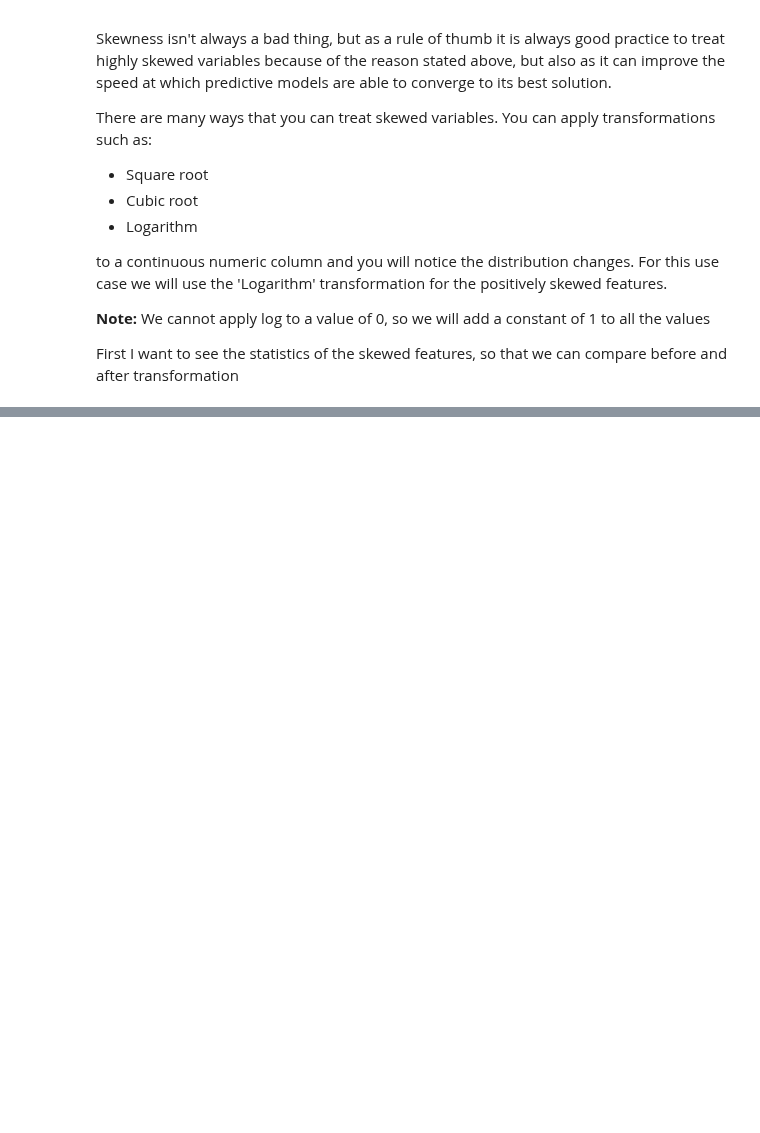
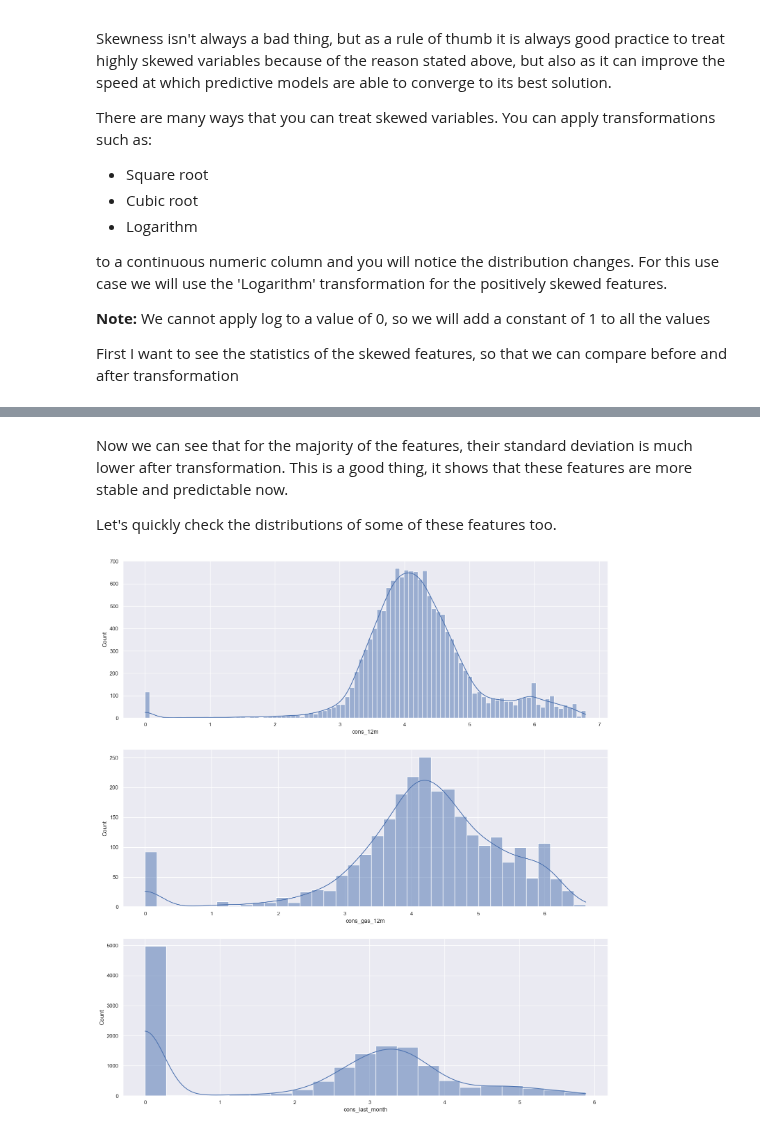
Before and after one commit to lawalsegun2025/forage_projects, a Jupyter notebook: 001_BCG_GAMMA_customer_churn_prediction/3_Feature_Engineering_and_Modelling/notebook/feature_engineering.ipynb, the cells around one changed output, grey strips where cells are left out. Cells and saved outputs as stored; diff of their text form; code cells hidden in the pictures; blank space fills up the shorter version.

Commit message:
Transform numeric data

```diff
--- a/001_BCG_GAMMA_customer_churn_prediction/3_Feature_Engineering_and_Modelling/notebook/feature_engineering.ipynb
+++ b/001_BCG_GAMMA_customer_churn_prediction/3_Feature_Engineering_and_Modelling/notebook/feature_engineering.ipynb
@@ -443,0 +487,9 @@ First I want to see the statistics of the skewed features, so that we can compar
+# %%
+# Apply log10 transformation
+df["cons_12m"] = np.log10(df["cons_12m"] + 1)
+df["cons_gas_12m"] = np.log10(df["cons_gas_12m"] + 1)
+df["cons_last_month"] = np.log10(df["cons_last_month"] + 1)
+df["forecast_cons_12m"] = np.log10(df["forecast_cons_12m"] + 1)
+df["forecast_cons_year"] = np.log10(df["forecast_cons_year"] + 1)
+df["forecast_meter_rent_12m"] = np.log10(df["forecast_meter_rent_12m"] + 1)
+df["imp_cons"] = np.log10(df["imp_cons"] + 1)
@@ -443,0 +508,11 @@ First I want to see the statistics of the skewed features, so that we can compar
+# %% [markdown]
+Now we can see that for the majority of the features, their standard deviation is much lower after transformation. This is a good thing, it shows that these features are more stable and predictable now.
+
+Let's quickly check the distributions of some of these features too.
+# %%
+fig, axs = plt.subplots(nrows=3, figsize=(18, 20))
+sns.histplot((df["cons_12m"].dropna()), kde=True, ax=axs[0]);
+sns.histplot((df[df["has_gas"]==1]["cons_gas_12m"].dropna()), kde=True, ax=axs[1])
+sns.histplot((df["cons_last_month"].dropna()), kde=True, ax=axs[2]);
+# %% [output]
+[figure, added]
```
Also changed, not shown: parts of 5 cells of this notebook.
